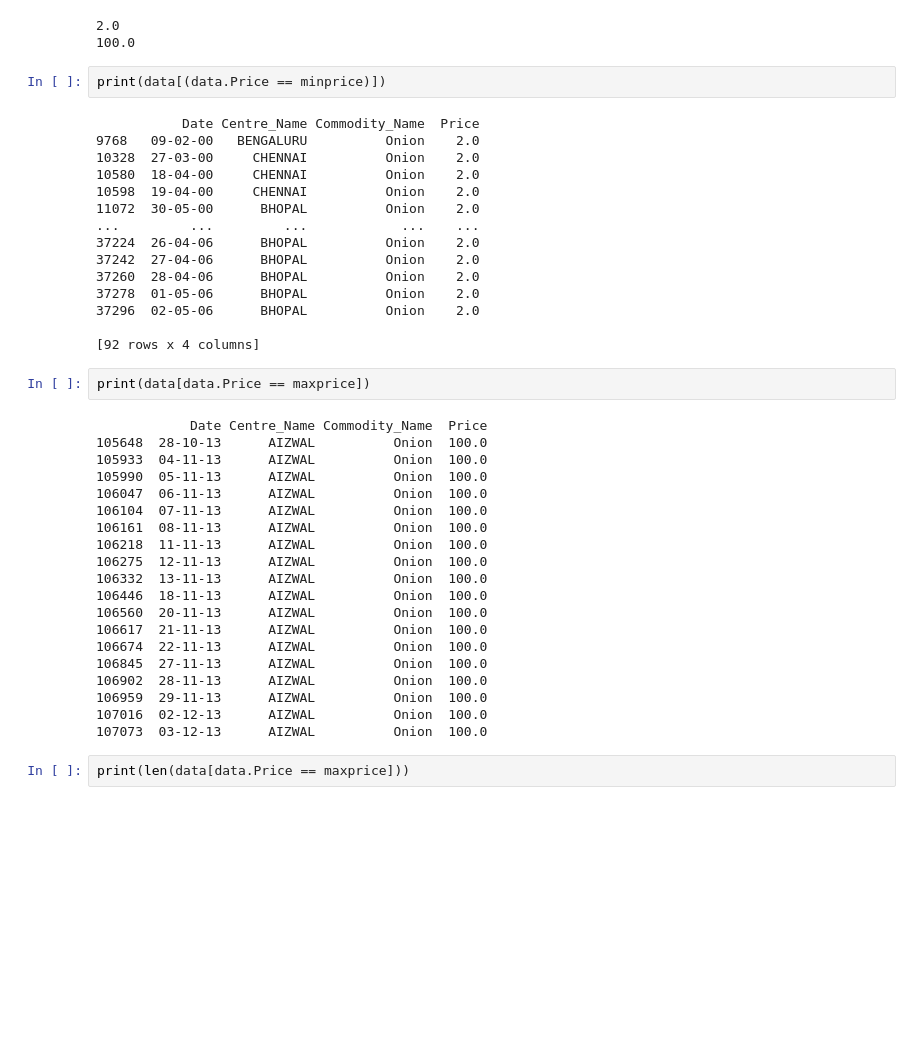
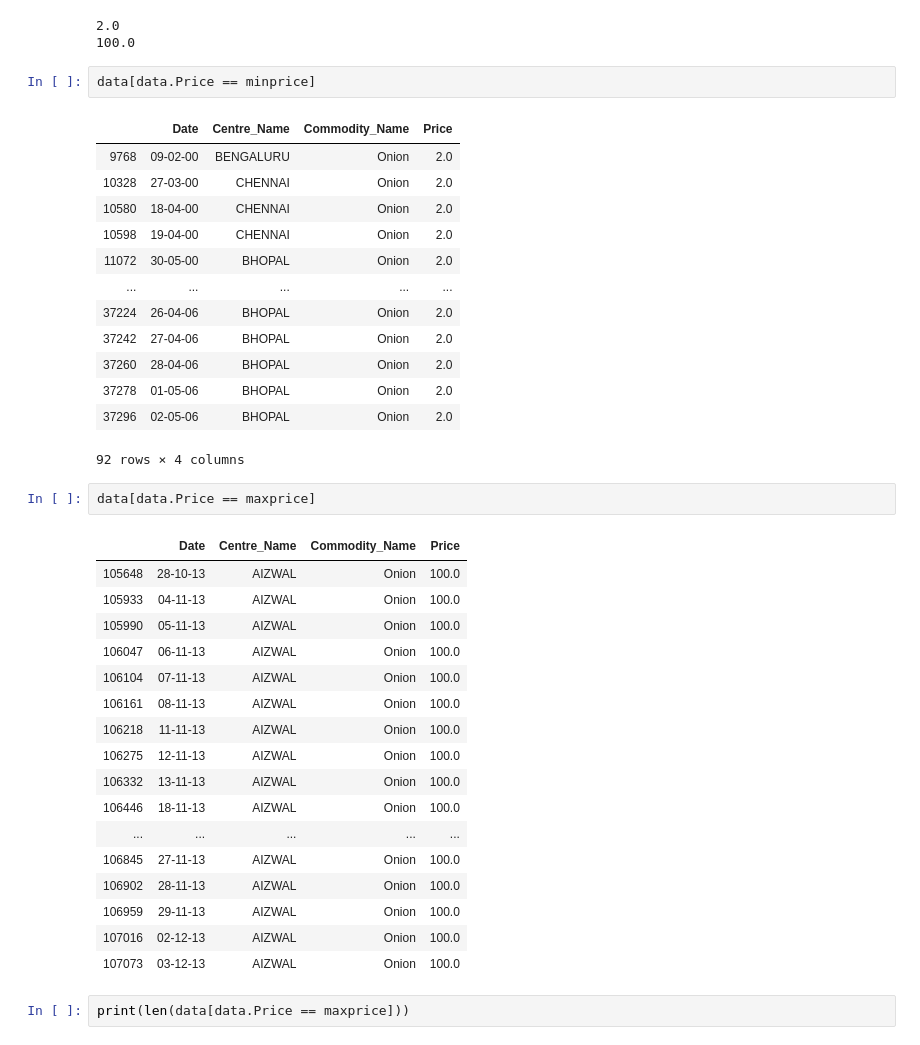
Before and after one commit to enuguru/DataScienceLevelOne, a Jupyter notebook: pydslevelone/data_analysis/daily_onion_retail_price_analysis.ipynb, the cells around one changed output. Drawn from its saved outputs; the diff is of its cells as text; blank space fills up the shorter version.

```diff
--- a/pydslevelone/data_analysis/daily_onion_retail_price_analysis.ipynb
+++ b/pydslevelone/data_analysis/daily_onion_retail_price_analysis.ipynb
@@ -56,44 +56,41 @@ print(maxprice)
 2.0
 100.0
 # %%
-print(data[(data.Price == minprice)])
+data[data.Price == minprice]
 # %% [output]
+|  | Date | Centre_Name | Commodity_Name | Price |
+| 9768 | 09-02-00 | BENGALURU | Onion | 2.0 |
+| 10328 | 27-03-00 | CHENNAI | Onion | 2.0 |
+| 10580 | 18-04-00 | CHENNAI | Onion | 2.0 |
+| 10598 | 19-04-00 | CHENNAI | Onion | 2.0 |
+| 11072 | 30-05-00 | BHOPAL | Onion | 2.0 |
+| ... | ... | ... | ... | ... |
+| 37224 | 26-04-06 | BHOPAL | Onion | 2.0 |
+| 37242 | 27-04-06 | BHOPAL | Onion | 2.0 |
+| 37260 | 28-04-06 | BHOPAL | Onion | 2.0 |
+| 37278 | 01-05-06 | BHOPAL | Onion | 2.0 |
+| 37296 | 02-05-06 | BHOPAL | Onion | 2.0 |
-           Date Centre_Name Commodity_Name  Price
-9768   09-02-00   BENGALURU          Onion    2.0
-10328  27-03-00     CHENNAI          Onion    2.0
-10580  18-04-00     CHENNAI          Onion    2.0
-10598  19-04-00     CHENNAI          Onion    2.0
-11072  30-05-00      BHOPAL          Onion    2.0
-...         ...         ...            ...    ...
-37224  26-04-06      BHOPAL          Onion    2.0
-37242  27-04-06      BHOPAL          Onion    2.0
-37260  28-04-06      BHOPAL          Onion    2.0
-37278  01-05-06      BHOPAL          Onion    2.0
-37296  02-05-06      BHOPAL          Onion    2.0
-
-[92 rows x 4 columns]
+92 rows × 4 columns
 # %%
-print(data[data.Price == maxprice])
+data[data.Price == maxprice]
 # %% [output]
-            Date Centre_Name Commodity_Name  Price
-105648  28-10-13      AIZWAL          Onion  100.0
-105933  04-11-13      AIZWAL          Onion  100.0
-105990  05-11-13      AIZWAL          Onion  100.0
-106047  06-11-13      AIZWAL          Onion  100.0
-106104  07-11-13      AIZWAL          Onion  100.0
-106161  08-11-13      AIZWAL          Onion  100.0
-106218  11-11-13      AIZWAL          Onion  100.0
-106275  12-11-13      AIZWAL          Onion  100.0
-106332  13-11-13      AIZWAL          Onion  100.0
-106446  18-11-13      AIZWAL          Onion  100.0
-106560  20-11-13      AIZWAL          Onion  100.0
-106617  21-11-13      AIZWAL          Onion  100.0
-106674  22-11-13      AIZWAL          Onion  100.0
-106845  27-11-13      AIZWAL          Onion  100.0
-106902  28-11-13      AIZWAL          Onion  100.0
-106959  29-11-13      AIZWAL          Onion  100.0
-107016  02-12-13      AIZWAL          Onion  100.0
-107073  03-12-13      AIZWAL          Onion  100.0
+|  | Date | Centre_Name | Commodity_Name | Price |
+| 105648 | 28-10-13 | AIZWAL | Onion | 100.0 |
+| 105933 | 04-11-13 | AIZWAL | Onion | 100.0 |
+| 105990 | 05-11-13 | AIZWAL | Onion | 100.0 |
+| 106047 | 06-11-13 | AIZWAL | Onion | 100.0 |
+| 106104 | 07-11-13 | AIZWAL | Onion | 100.0 |
+| 106161 | 08-11-13 | AIZWAL | Onion | 100.0 |
+| 106218 | 11-11-13 | AIZWAL | Onion | 100.0 |
+| 106275 | 12-11-13 | AIZWAL | Onion | 100.0 |
+| 106332 | 13-11-13 | AIZWAL | Onion | 100.0 |
+| 106446 | 18-11-13 | AIZWAL | Onion | 100.0 |
+| ... | ... | ... | ... | ... |
+| 106845 | 27-11-13 | AIZWAL | Onion | 100.0 |
+| 106902 | 28-11-13 | AIZWAL | Onion | 100.0 |
+| 106959 | 29-11-13 | AIZWAL | Onion | 100.0 |
+| 107016 | 02-12-13 | AIZWAL | Onion | 100.0 |
+| 107073 | 03-12-13 | AIZWAL | Onion | 100.0 |
 # %%
 print(len(data[data.Price == maxprice]))
 # %% [output]
```
Also changed, not shown: parts of 4 cells of this notebook, 1 other file.
